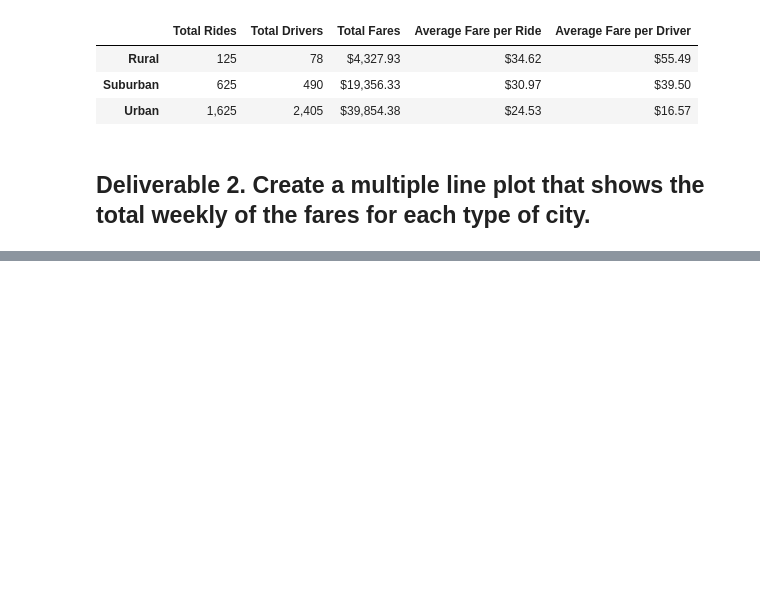
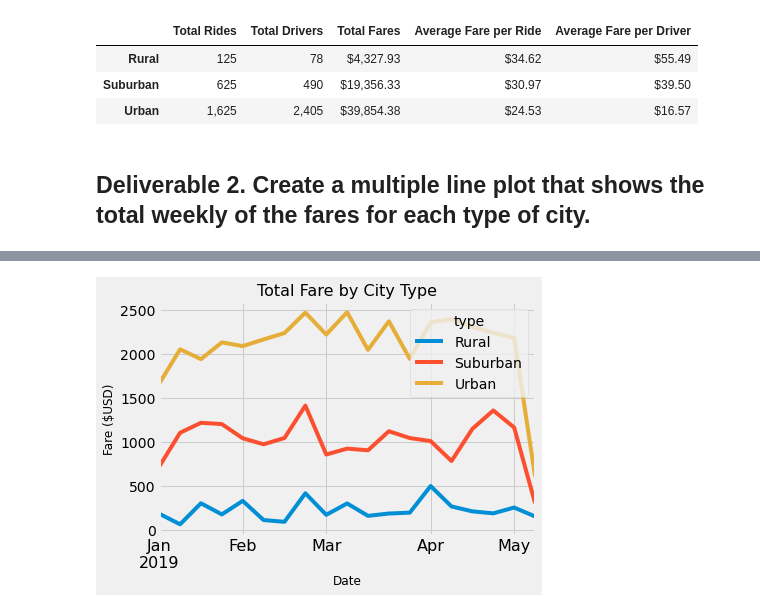
Before and after one commit to jcourt99/Pyber_Analysis, a Jupyter notebook: PyBer_Challenge.ipynb, the cells around one changed output, grey strips where cells are left out. Saved outputs shown, nothing was run; the diff lists cells and outputs as text; code cells hidden in the pictures; blank space fills up the shorter version.

```diff
--- a/PyBer_Challenge.ipynb
+++ b/PyBer_Challenge.ipynb
@@ -133,3 +151,5 @@ pyber_summary_df
 # %%
 # 3. Reset the index on the DataFrame you created in #1. This is needed to use the 'pivot()' function.
 # df = df.reset_index()
+date_sum_fares = date_sum_fares.reset_index()
+date_sum_fares.head()
@@ -136,3 +163,5 @@ pyber_summary_df
 # %%
 # 4. Create a pivot table with the 'date' as the index, the columns ='type', and values='fare'
 # to get the total fares for each type of city by the date.
+date_sum_fares_pivot = date_sum_fares.pivot(index = "date", columns = "type", values = "fare")
+date_sum_fares_pivot.head()
@@ -141,5 +208,5 @@ pyber_summary_df
 # %%
 # 6. Set the "date" index to datetime datatype. This is necessary to use the resample() method in Step 8.
-# df.index = pd.to_datetime(df.index)
+date_sum_fares_pivot.index = pd.to_datetime(date_sum_fares_pivot.index)
 # %%
 # 7. Check that the datatype for the index is datetime using df.info()
@@ -146,2 +225,4 @@ pyber_summary_df
 # %%
 # 8. Create a new DataFrame using the "resample()" function by week 'W' and get the sum of the fares for each week.
+date_sum_fares_week_df = date_sum_fares_pivot.resample("W").sum()
+date_sum_fares_week_df.head()
@@ -148,7 +237,18 @@ pyber_summary_df
 # %%
 # 8. Using the object-oriented interface method, plot the resample DataFrame using the df.plot() function.
+
+date_sum_fares_week_df.plot()
+
+plt.title("Total Fare by City Type", fontsize=16)
+plt.ylabel("Fare ($USD)", fontsize=12)
+plt.xlabel("Date", fontsize=12)
+plt.xticks(fontsize =16)
+
+plt.savefig("C:/Users/m143795/Desktop/Class/Pyber_Analysis/Analysis/PyBer_fare_summary.png")
 
 # Import the style from Matplotlib.
 from matplotlib import style
 # Use the graph style fivethirtyeight.
 style.use('fivethirtyeight')
+# %% [output]
+[figure, added]
```
Also changed, not shown: parts of 8 cells of this notebook, 1 other file.
